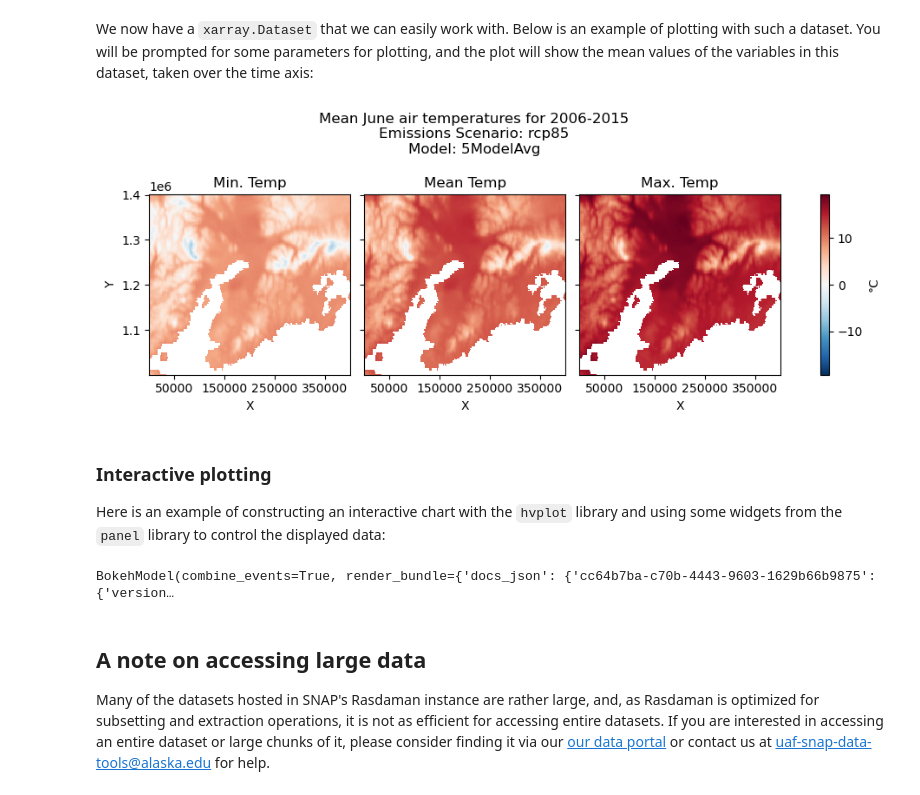
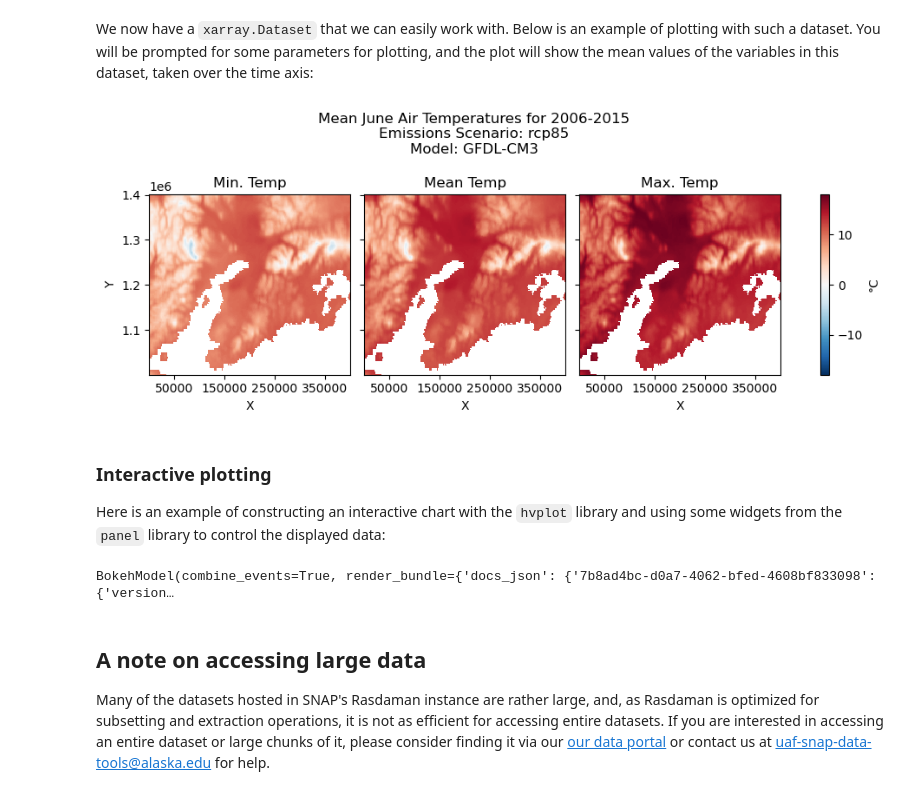
Before and after one commit to ua-snap/ardac-toolbox, a Jupyter notebook: notebooks/snap_rasdaman_access.ipynb, the cells around one changed output. Saved outputs shown, nothing was run; the diff lists cells and outputs as text; code cells hidden in the pictures.

Commit message:
Use input values for plot 1 and capitalize title

```diff
--- a/notebooks/snap_rasdaman_access.ipynb
+++ b/notebooks/snap_rasdaman_access.ipynb
@@ -198,7 +198,7 @@ Data variables:
 We now have a `xarray.Dataset` that we can easily work with. Below is an example of plotting with such a dataset. You will be prompted for some parameters for plotting, and the plot will show the mean values of the variables in this dataset, taken over the time axis:
 # %%
 month = int(input("Choose a month (1 to 12):"))
-model = input("Choose a model (5ModelAvg, GFDL-CM3, CAR-CCSM4):")
+model = input("Choose a model (5ModelAvg, GFDL-CM3, NCAR-CCSM4):")
 scenario = input("Choose a scenario (rcp45 or rcp85):")
 
 # we want to take advantage of xarray's faceting capability
@@ -208,10 +208,7 @@ scenario = input("Choose a scenario (rcp45 or rcp85):")
 var_ids = ["tasmin", "tas", "tasmax"]
 data = np.array(
     [
-        ds[var_id]
-        .sel(model="5ModelAvg", month=month, scenario="rcp85")
-        .mean("year")
-        .values
+        ds[var_id].sel(model=model, month=month, scenario=scenario).mean("year").values
         for var_id in var_ids
     ]
 )
@@ -219,35 +216,35 @@ data = np.array(
 da = xr.DataArray(
     data=data,
     dims=["var_id", "Y", "X"],
     coords=dict(
         var_id=var_ids,
         Y=ds.Y,
         X=ds.X,
     ),
     attrs={"long_name": "°C"},
 )
 # now we can plot
 g = da.plot(
     col="var_id",
     xticks=[5e4, 1.5e5, 2.5e5, 3.5e5],
 )
 
 # # set some titles
 var_id_lu = {"tasmin": "Min. Temp", "tas": "Mean Temp", "tasmax": "Max. Temp"}
 for var_id, ax in zip(var_ids, g.axs.flat):
     ax.set_title(f"{var_id_lu[var_id]}")
 
 plt.suptitle(
     (
-        f"Mean {calendar.month_name[month]} air temperatures for {ds.year.values.min()}-{ds.year.values.max()}"
+        f"Mean {calendar.month_name[month]} Air Temperatures for {ds.year.values.min()}-{ds.year.values.max()}"
         f"\nEmissions Scenario: {scenario}\nModel: {model}"
     ),
     x=0.45,
     y=1.2,
 )
 plt.show()
 # %% [output]
-[figure, old version]
+[figure, new version]
 # %% [markdown]
 ### Interactive plotting
 
@@ -274,7 +271,7 @@ var_da = (
 )
 var_da.hvplot(cmap="coolwarm", kind="image", invert=True).opts(width=600, height=400)
 # %% [output]
-BokehModel(combine_events=True, render_bundle={'docs_json': {'cc64b7ba-c70b-4443-9603-1629b66b9875': {'version…
+BokehModel(combine_events=True, render_bundle={'docs_json': {'7b8ad4bc-d0a7-4062-bfed-4608bf833098': {'version…
 # %% [markdown]
 ## A note on accessing large data
 
```
